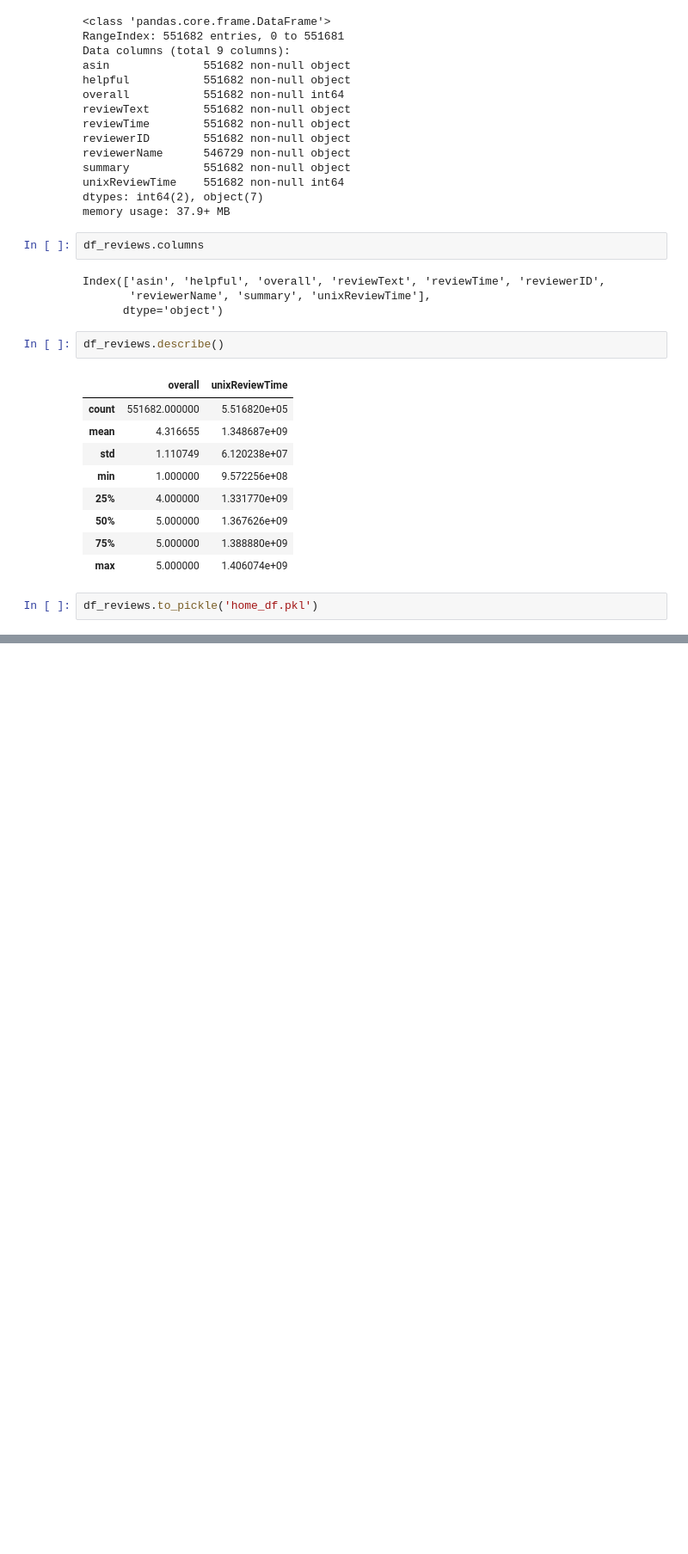
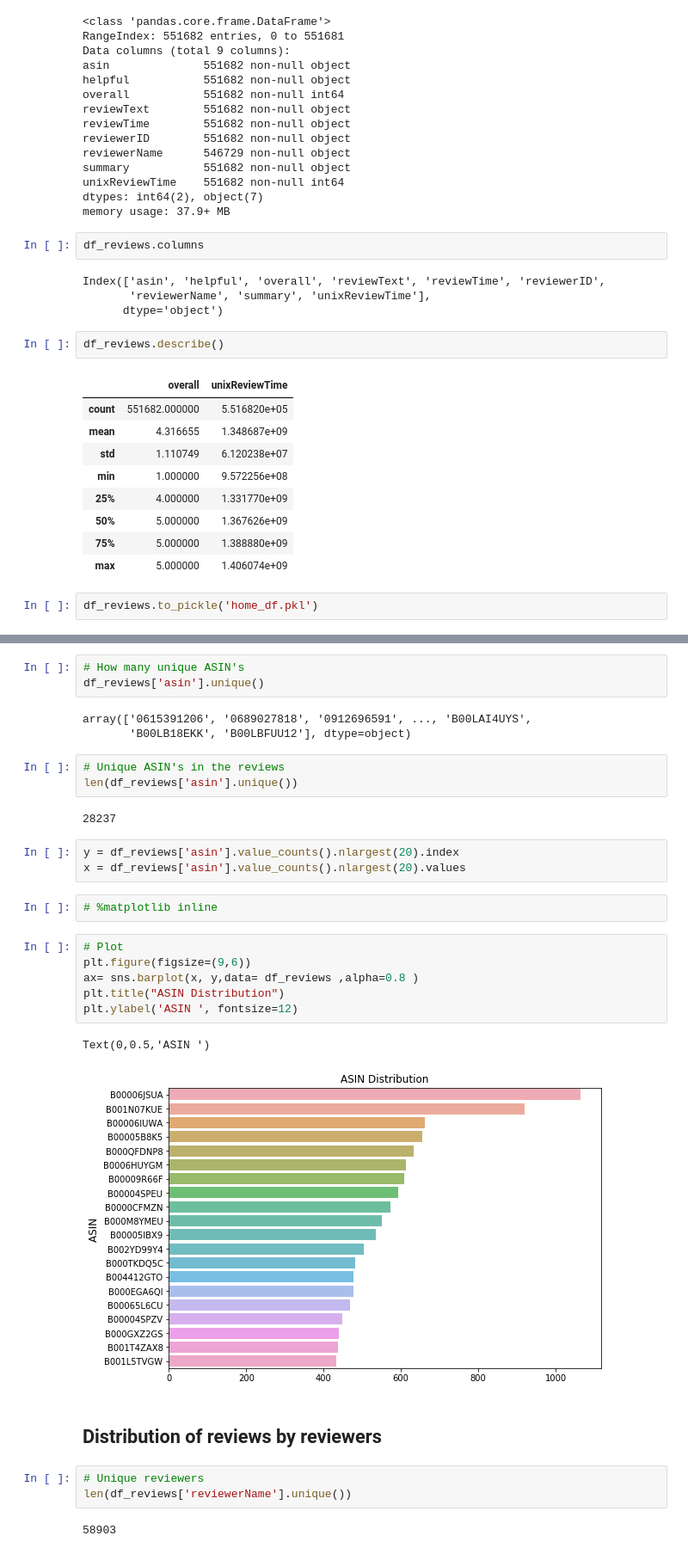
Before and after one commit to UCB-MIDS/InsightsFromReviews, a Jupyter notebook: eda/home-EDA.ipynb, the cells around one changed output, grey strips where cells are left out. Shown at 86% size. Drawn from its saved outputs; the diff is of its cells as text; blank space fills up the shorter version.

```diff
--- a/eda/home-EDA.ipynb
+++ b/eda/home-EDA.ipynb
@@ -66,0 +109,32 @@ df_reviews.to_pickle('home_df.pkl')
+# %%
+# How many unique ASIN's
+df_reviews['asin'].unique()
+# %% [output]
+array(['0615391206', '0689027818', '0912696591', ..., 'B00LAI4UYS',
+       'B00LB18EKK', 'B00LBFUU12'], dtype=object)
+# %%
+# Unique ASIN's in the reviews
+len(df_reviews['asin'].unique())
+# %% [output]
+28237
+# %%
+y = df_reviews['asin'].value_counts().nlargest(20).index
+x = df_reviews['asin'].value_counts().nlargest(20).values
+# %%
+# %matplotlib inline
+# %%
+# Plot
+plt.figure(figsize=(9,6))
+ax= sns.barplot(x, y,data= df_reviews ,alpha=0.8 )
+plt.title("ASIN Distribution")
+plt.ylabel('ASIN ', fontsize=12)
+# %% [output]
+Text(0,0.5,'ASIN ')
+[figure, added]
+# %% [markdown]
+## Distribution of reviews by reviewers
+# %%
+# Unique reviewers
+len(df_reviews['reviewerName'].unique())
+# %% [output]
+58903
```
Also changed, not shown: parts of 45 cells of this notebook.
